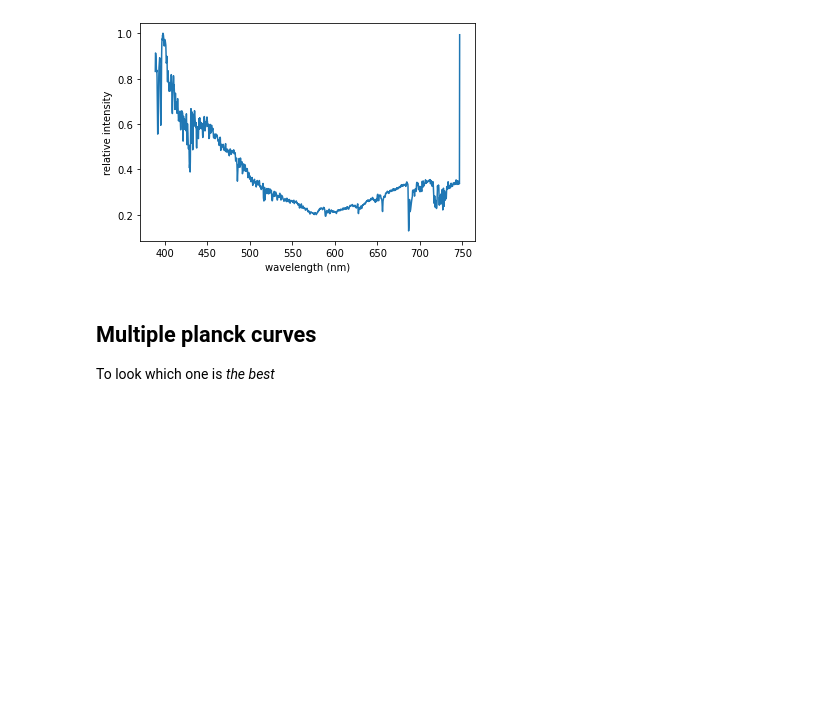
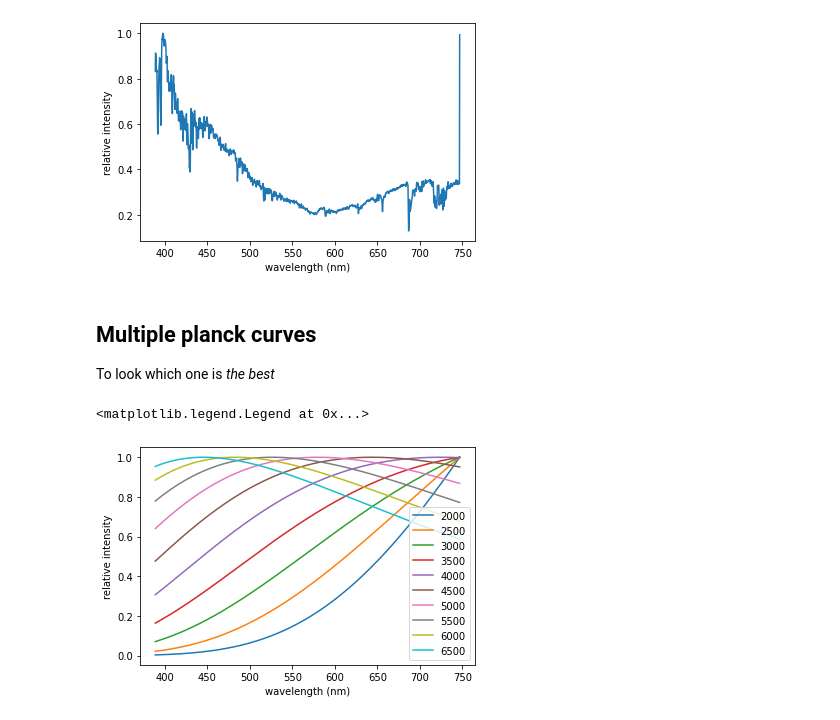
Before and after one commit to Yousousen/solar_physics, a Jupyter notebook: scripts/spectrum.ipynb, the cells around one changed output. Cells and saved outputs as stored; diff of their text form; code cells hidden in the pictures; blank space fills up the shorter version.

Commit message:
Added plot of the plack curves of different temperatures again and added an export of spectrum.ipynb

```diff
--- a/scripts/spectrum.ipynb
+++ b/scripts/spectrum.ipynb
@@ -685,3 +685,11 @@ To look which one is *the best*
 # %%
 planck_curves = [ [ planck(temp, x) for x in wavelengths ] for temp in range(2000, 7000, 500) ]
 planck_curves = [ x / np.max(x) for x  in planck_curves ]
+# %%
+plt.xlabel("wavelength (nm)")
+plt.ylabel("relative intensity")
+[ plt.plot([lam * 10**9 for lam in wavelengths], x) for x in planck_curves ]
+plt.legend(range(2000, 7000, 500))
+# %% [output]
+<matplotlib.legend.Legend at 0x...>
+[figure, added]
```
Also changed, not shown: 1 other file.
